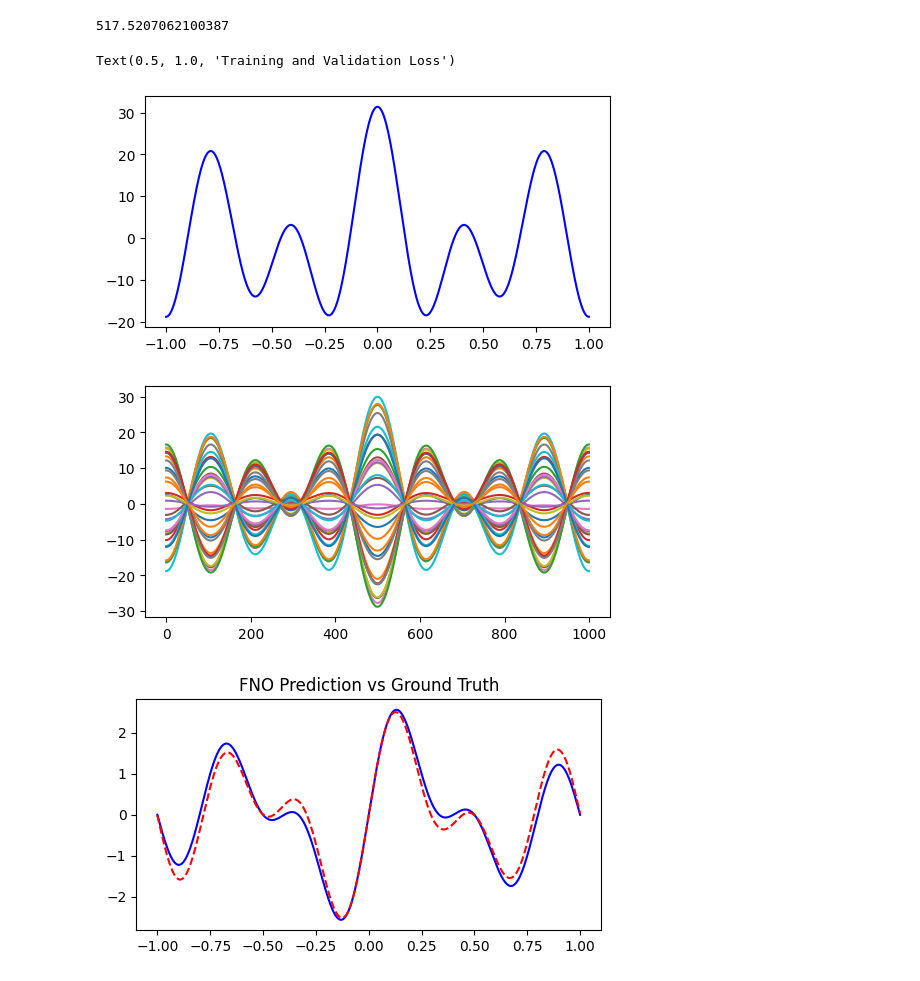
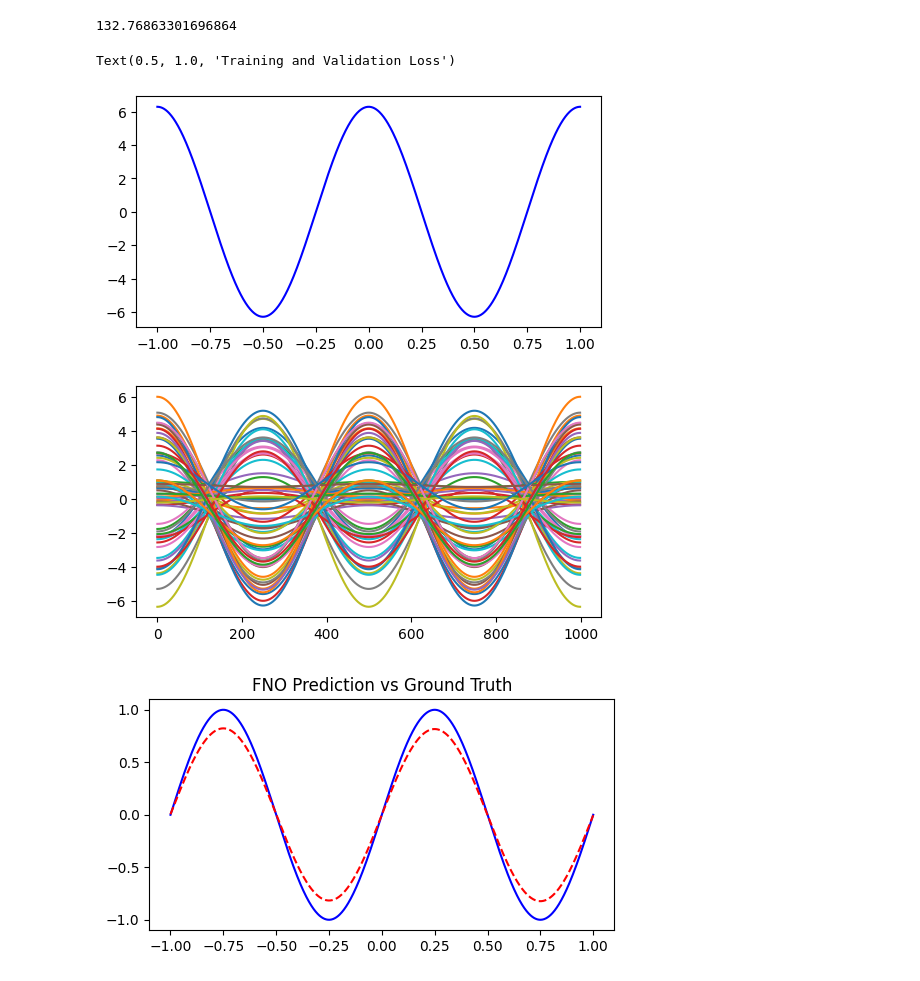
Before and after one commit to gbellume/SML, a Jupyter notebook: fno.ipynb, the cells around one changed output. Saved outputs shown, nothing was run; the diff lists cells and outputs as text; code cells hidden in the pictures.

Commit message:
[FNO](integration of full fno step - i.e. local term & non linearity)

```diff
--- a/fno.ipynb
+++ b/fno.ipynb
@@ -1,9 +1,8 @@
 # %%
-from models import FNN, device
+from models import device, dtype
 import numpy as np
 import torch
+from tqdm import trange
 import torch.nn as nn
-from tqdm import trange
 from matplotlib import pyplot as plt
 from sklearn.model_selection import train_test_split
-dtype = torch.float64
@@ -136,7 +10,7 @@ class FNO(nn.Module):
 # Creating a family of functions based on the sum of 5 omega*cos(omega*t)
 
 samples = 128
-batches = 2048
+batches = 1024
 t = torch.linspace(-1, 1, samples, device=device, dtype=dtype)
 rand_amplitudes = torch.rand(batches, 5, device=device, dtype=dtype)
 x_train_matrix = torch.zeros(batches, samples, device=device, dtype=dtype)
@@ -144,20 +18,20 @@ y_train_matrix = torch.zeros(batches, samples, device=device, dtype=dtype)
 for i in range(batches):
     c = torch.rand(5, device=device, dtype=dtype)
     x_train_matrix[i] = c[0] * np.pi * torch.cos(t * c[0] *np.pi) + \
-                        c[1] *3*np.pi * torch.cos(t * c[1] * 3*np.pi) + \
-                        c[2] *6*np.pi * torch.cos(t * c[2] * 6*np.pi) + \
-                        c[3] *9*np.pi * torch.cos(t * c[3] * 9*np.pi) + \
-                        c[4] *12*np.pi * torch.cos(t * c[4] * 12*np.pi)
+                        c[1] *2*np.pi * torch.cos(t * c[1] * 2*np.pi) + \
+                        c[2] *3*np.pi * torch.cos(t * c[2] * 3*np.pi) + \
+                        c[3] *4*np.pi * torch.cos(t * c[3] * 4*np.pi) + \
+                        c[4] *5*np.pi * torch.cos(t * c[4] * 5*np.pi)
     y_train_matrix[i] = torch.sin(t * c[0] * np.pi) + \
-                         torch.sin(t * c[1] * 3*np.pi) + \
-                         torch.sin(t * c[2] * 6*np.pi) + \
-                         torch.sin(t * c[3] * 9*np.pi) + \
-                         torch.sin(t * c[4] * 12*np.pi)
+                         torch.sin(t * c[1] * 2*np.pi) + \
+                         torch.sin(t * c[2] * 3*np.pi) + \
+                         torch.sin(t * c[3] * 4*np.pi) + \
+                         torch.sin(t * c[4] * 5*np.pi)
 
-x_val = 2 * np.pi * torch.cos(t * 2 * np.pi)
-y_val = torch.sin(t * 2 * np.pi)
+x_val = 2.3 * np.pi * torch.cos(t * 2.3 * np.pi)
+y_val = torch.sin(t * 2.3 * np.pi)
 
 loss = torch.mean(((y_train_matrix - x_train_matrix) ** 2).mean(dim=(1)))
 print(loss.item())
 # %% [output]
-517.5207062100387
+132.76863301696864
@@ -164,40 +166,40 @@ print(loss.item())
 # %%
-model = FNO(modes=32, latent_width=32).to(device=device)
+model = FNO(modes=16, latent_width=64).to(device=device)
 train_losses, val_losses = model.train_model(
     x_train_matrix,
     y_train_matrix,
-    epochs=300,
-    lr=1e-3,
+    epochs=500,
+    lr=1e-2,
     validation_data=(x_val, y_val),
     loss_tracking=True,
-    lr_scheduler={'step': 150, 'lr': 1e-4}
+    lr_scheduler={'step': 350, 'lr': 1e-3}
 )
 # %%
 t_test = torch.linspace(-1, 1, 1000, device=device, dtype=dtype)
-x_test = 2 * np.pi * torch.cos(t_test * 2 * np.pi) + 3 * np.pi * torch.cos(t_test * 3 * np.pi) + 5 * np.pi * torch.cos(t_test * 5 * np.pi)
+x_test = 2 * np.pi * torch.cos(t_test * 2 * np.pi) #+ 3 * np.pi * torch.cos(t_test * 3 * np.pi) + 5 * np.pi * torch.cos(t_test * 5 * np.pi)
 x_to_enc = model.fix_dim(x_test)
 x_encoded = model.enc(x_to_enc).detach().numpy()
-y_test = torch.sin(t_test * 2 * np.pi) + torch.sin(t_test * 3 * np.pi) + torch.sin(t_test * 5 * np.pi)
+y_test = torch.sin(t_test * 2 * np.pi) #+ torch.sin(t_test * 3 * np.pi) + torch.sin(t_test * 5 * np.pi)
 y_pred = model.predict(x_test)
 
 plt.figure(figsize=(6, 3))
 plt.plot(t_test.cpu(), x_test.cpu(), label='Ground Truth', color='blue')
 
 plt.figure(figsize=(6, 3))
 plt.plot(x_encoded[0,:,:])
 
 plt.figure(figsize=(6, 3))
 plt.plot(t_test.cpu(), y_test.cpu(), label='Ground Truth', color='blue')
 plt.plot(t_test.cpu(), y_pred.cpu(), label='FNO Prediction', color='red', linestyle='dashed')
 plt.title('FNO Prediction vs Ground Truth')
 
 plt.figure(figsize=(6, 3))
 plt.semilogy(train_losses, label='Train')
 plt.semilogy(val_losses, label='Validation')
 plt.legend()
 plt.title('Training and Validation Loss')
 # %% [output]
 Text(0.5, 1.0, 'Training and Validation Loss')
-[figure, old version]
+[figure, new version]
-[figure, old version]
+[figure, new version]
-[figure, old version]
+[figure, new version]
```
Also changed, not shown: parts of 3 cells of this notebook, 1 other file.
